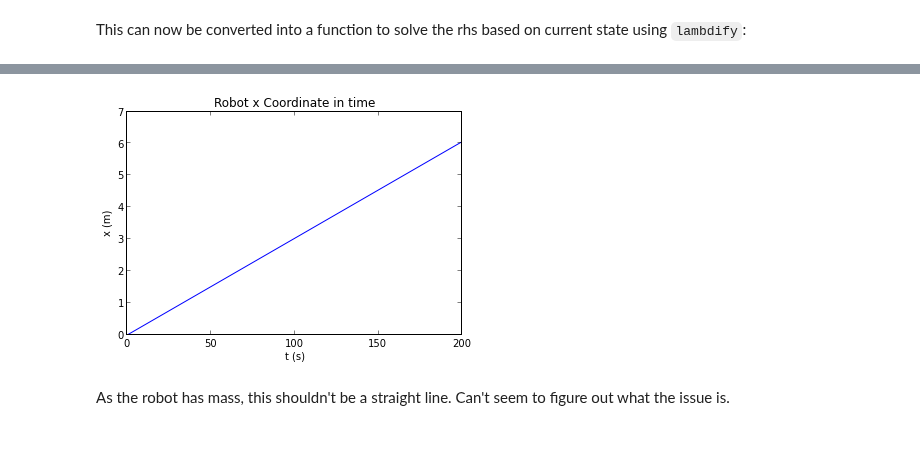
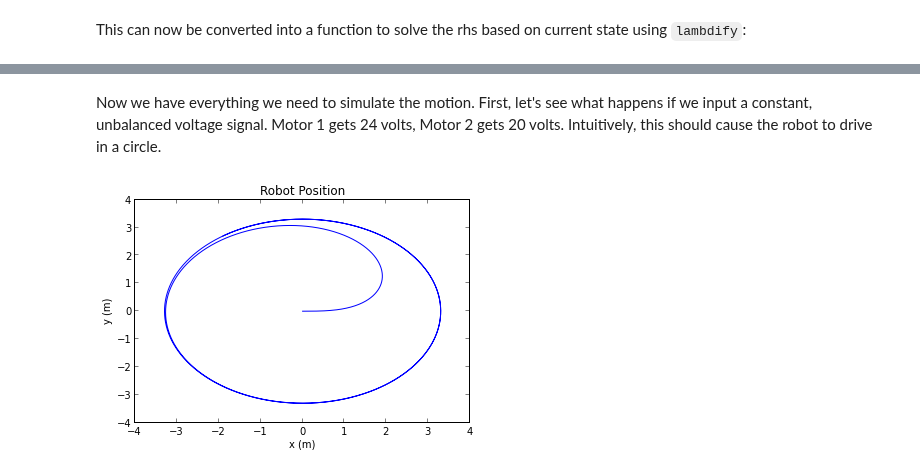
Before and after one commit to pydy/pydy, a Jupyter notebook: differential_drive/Differential Drive.ipynb, the cells around one changed output, grey strips where cells are left out. Saved outputs shown, nothing was run; the diff lists cells and outputs as text; code cells hidden in the pictures; blank space fills up the shorter version.

Commit message:
Fixed simulation bugs, added controller design

```diff
--- a/differential_drive/Differential Drive.ipynb
+++ b/differential_drive/Differential Drive.ipynb
@@ -242,4 +243,4 @@ The vector $\ddot{\vec{q}}$ can be calculated in a closed form expression using
 lm.eom = lm.eom.subs({d: 0})
 
 #Solve for the rhs:
-lrhs = lm.rhs()
+rhs = lm.rhs()
@@ -262,13 +302,0 @@ rhs_func = lambdify(dummys + inputs + params, lrhs_dummy)
-# %%
-#Create a function in the required format for odeint
-def right_hand_side(x, t, args):
-    arguments = hstack((x, args))
-    dx = array(rhs_func(*arguments))
-    return dx.reshape(13)
-# %%
-ts = linspace(0, 200, 20000)
-u = [1, 1]                             #Balanced input force
-x0 = [0,] * 13                         #Start out at origin, unmoving
-
-#Run the simulation
-xs = odeint(right_hand_side, x0, ts, args=(u + values,))
@@ -283,9 +303,33 @@ plt.ylabel('y (m)');
-# %%
-plt.plot(ts, xs[:,5])
-plt.title('Robot x Coordinate in time')
-plt.xlabel('t (s)')
-plt.ylabel('x (m)');
-# %% [output]
-[figure, removed]
-# %% [markdown]
-As the robot has mass, this shouldn't be a straight line. Can't seem to figure out what the issue is.
+# %%
+#Create a function in the required format for odeint
+def right_hand_side(x, t, ts, us, values):
+    """Calculate the rhs of the integral, at
+    time t, state x.
+    ts, us are used to get the current input
+    values are constants in the integral"""
+
+    #Interp is needed to get u for timestep
+    u1 = interp(t, ts, us[:,0])
+    u2 = interp(t, ts, us[:,1])
+
+    arguments = hstack((x, u1, u2, values))
+
+    #Need call to array and reshape, as odeint
+    #requires state vector to be 1d
+    dx = array(rhs_func(*arguments))
+    return dx.reshape(dx.size)
+# %% [markdown]
+Now we have everything we need to simulate the motion. First, let's see what happens if we input a constant, unbalanced voltage signal. Motor 1 gets 24 volts, Motor 2 gets 20 volts. Intuitively, this should cause the robot to drive in a circle.
+# %%
+ts = linspace(0, 30, 3000)
+us = vstack((24*ones(len(ts)), 20*ones(len(ts)))).T
+#Run the simulation
+x0 = [0,] * 15                         #Start out at origin, unmoving
+xs = odeint(right_hand_side, x0, ts, args=(ts, us, values))
+
+plt.plot(xs[:,5], xs[:,6])
+plt.title('Robot Position')
+plt.xlabel('x (m)')
+plt.ylabel('y (m)');
+# %% [output]
+[figure, added]
```
Also changed, not shown: parts of 16 cells of this notebook.
